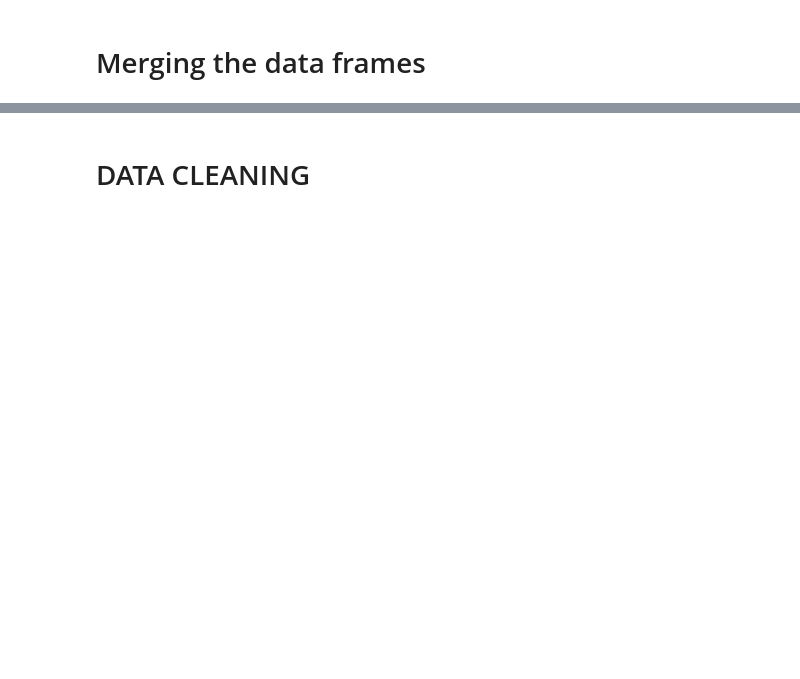
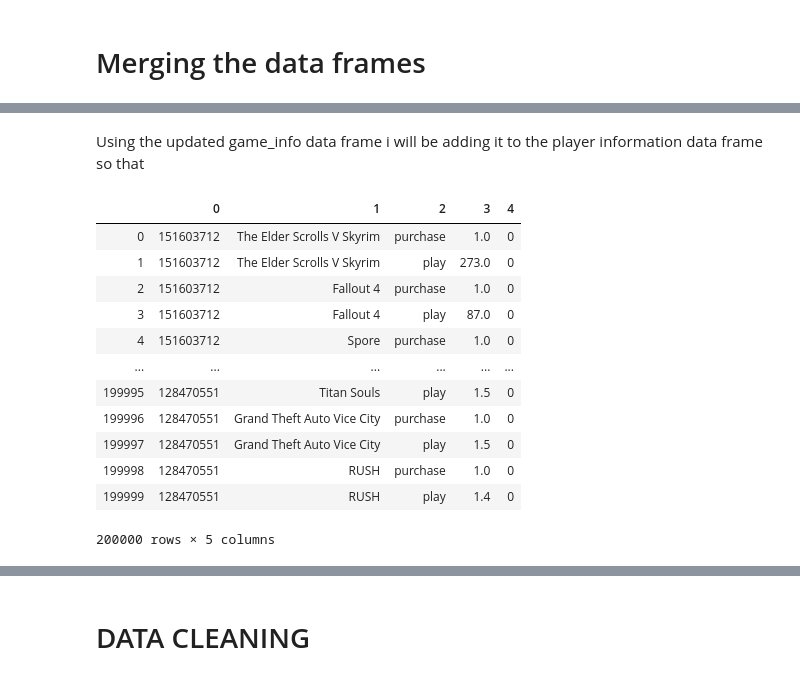
Before and after one commit to IsabelJoseph101/steam_recommendation_system, a Jupyter notebook: data_cleaning.ipynb, the cells around one changed output, grey strips where cells are left out. Saved outputs shown, nothing was run; the diff lists cells and outputs as text; code cells hidden in the pictures; blank space fills up the shorter version.

```diff
--- a/data_cleaning.ipynb
+++ b/data_cleaning.ipynb
@@ -278,0 +334,4 @@ df_2.head()
+# %%
+# re importing the data set to bring down the column headers as a row
+df_2 = pd.read_csv('steam-200k.csv', header=None)
+df_2.head()
@@ -279,3 +345,6 @@ df_2.head()
+# %%
+# renaming the data frame
+purchase_play_info = df_2
 # %% [markdown]
 ### Data frame with games descriptions
 # %% [markdown]
@@ -502,0 +544,19 @@ df_final.shape
+# %% [markdown]
+Using the updated game_info data frame i will be adding it to the player information data frame so that
+# %%
+# checking the player information data frame
+purchase_play_info
+# %% [output]
+|  | 0 | 1 | 2 | 3 | 4 |
+| 0 | 151603712 | The Elder Scrolls V Skyrim | purchase | 1.0 | 0 |
+| 1 | 151603712 | The Elder Scrolls V Skyrim | play | 273.0 | 0 |
+| 2 | 151603712 | Fallout 4 | purchase | 1.0 | 0 |
+| 3 | 151603712 | Fallout 4 | play | 87.0 | 0 |
+| 4 | 151603712 | Spore | purchase | 1.0 | 0 |
+| ... | ... | ... | ... | ... | ... |
+| 199995 | 128470551 | Titan Souls | play | 1.5 | 0 |
+| 199996 | 128470551 | Grand Theft Auto Vice City | purchase | 1.0 | 0 |
+| 199997 | 128470551 | Grand Theft Auto Vice City | play | 1.5 | 0 |
+| 199998 | 128470551 | RUSH | purchase | 1.0 | 0 |
+| 199999 | 128470551 | RUSH | play | 1.4 | 0 |
+200000 rows × 5 columns
```
Also changed, not shown: parts of 141 cells of this notebook.
